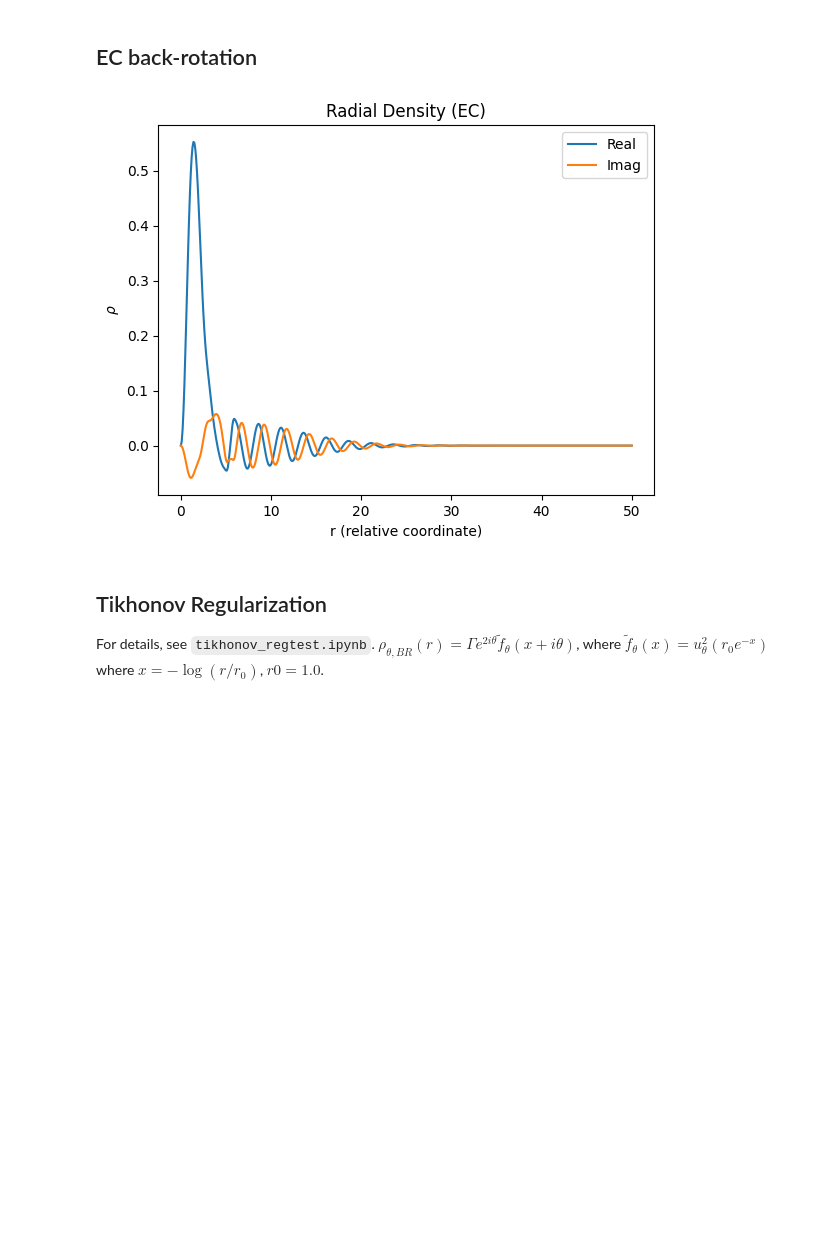
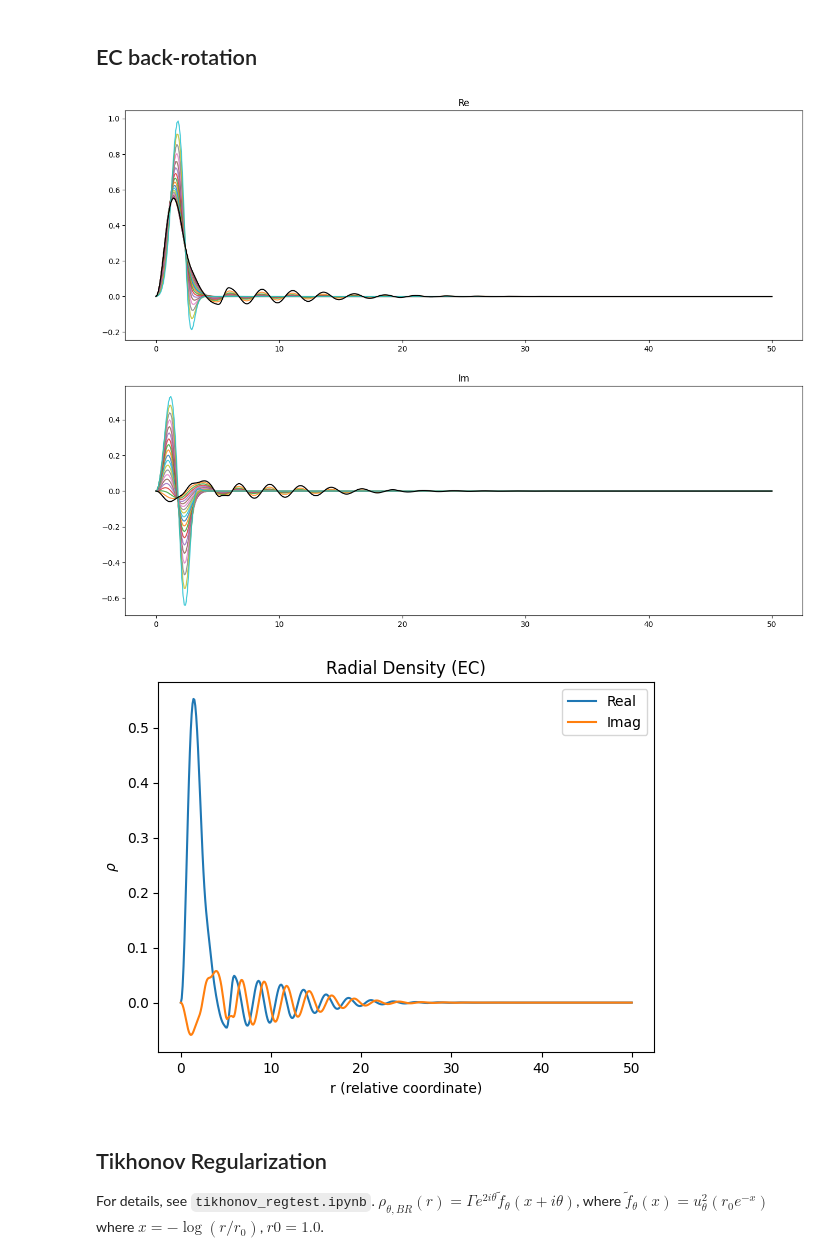
Before and after one commit to KSHobbyProjs/koenig-ecbackrotation-project, a Jupyter notebook: density.ipynb, the cells around one changed output. Cells and saved outputs as stored; diff of their text form; code cells hidden in the pictures; blank space fills up the shorter version.

Commit message:
density and transitions

```diff
--- a/density.ipynb
+++ b/density.ipynb
@@ -21,9 +24,9 @@ phi = pi / 24                # rotation angle
 real_res = 1.606 - 1j*0.047  # expected value of resonance
 L = 50.0                     # system size
 
-save_plots = False           # save plots or not
+save_plots = True           # save plots or not
 
-gauss_s = lambda r: 2.0 * exp(-((r-3.0)/1.5)**2) # potentialTikhonov
+gauss_s = lambda r: 2.0 * exp(-((r-3.0)/1.5)**2) # potential
 # %%
 x_plot = np.linspace(0.0, L, 500)
 # %%
@@ -58,25 +61,56 @@ Even CS'd radial density depends on back-rotated resonance which blows up for la
 # %%
 # EC back-rotation
 phi_train = np.linspace(pi/24, pi/6, 50)
 
 test_EC = ECSystem(n, L, real_res, potential=gauss_s)
 test_EC.train(phi_train)
 test_EC.construct_basis()
 
 ec_density = test_EC.grab_wavefunc_from_prediction(0.0, x_plot)**2
+
+# a visualization to show that the radial density isn't correct just because
+# EC produces something that barely changes in phi.
+# in `default_rr_backrotation.ipynb`, we compute (psi_theta | r^2 | psi_theta),
+# where r^2 is unrotated, and this supports this: the expectation value changes
+# rapidly until it converges the on the correct value at theta=0
+# interestingly, once the angle is past the resonance pole angle, decreasing theta
+# towards zero causes the wavefunction to shrink down to the correct value.
+# I'd expect the wavefunction to grow as we approach theta=0 (tending towards
+# divergence despite never being able to get there).
+temp_phi_range = np.linspace(0.0, pi/6, 20)
+fig, (ax1, ax2) = plt.subplots(2, 1, figsize=(16,12))
+for i, p in enumerate(temp_phi_range):
+    ec_density_temp = test_EC.grab_wavefunc_from_prediction(p, x_plot)**2
+    color = 'black' if i == 0 else f'C{i}'
+    alpha = 1.0 if i == 0 else .8
+    zorder = 800 if i == 0 else i
+    ax1.plot(x_plot, np.real(ec_density_temp), alpha=alpha, zorder=zorder, color=color)#, label=f'{p}')
+    ax2.plot(x_plot, np.imag(ec_density_temp), alpha=alpha, zorder=zorder, color=color)
+ax1.set_title("Re")
+ax2.set_title("Im")
+handles, labels = ax1.get_legend_handles_labels()
+#fig.legend(handles=handles, labels=labels,
+#           loc='upper right',
+#           bbox_to_anchor=(1.15, 0.98),
+#           fontsize=5,
+#           frameon=False
+#          )
+
+plt.show()
 
 fig, ax = plt.subplots()
 ax.plot(x_plot, np.real(ec_density), label='Real')
 ax.plot(x_plot, np.imag(ec_density), label='Imag')
 ax.set_xlabel("r (relative coordinate)")
 ax.set_ylabel(r"$\rho$")
 ax.set_title(r"Radial Density (EC)")
 ax.legend()
 if save_plots:
     plt.savefig(f"./plots/ec_radial_density.png")
 plt.show()
 # %% [output]
-[figure, old version]
+[figure, new version]
+[figure, added]
 # %% [markdown]
 ## Tikhonov Regularization
 For details, see `tikhonov_regtest.ipynb`. $\rho_{\theta,BR}(r) = \Gamma e^{2i\theta} \tilde{f}_\theta(x+i\theta)$, where $\tilde{f}_\theta(x) = u^2_\theta(r_0 e^{-x})$ where $x=-\log(r/r_0)$, $r0=1.0$.
```
Also changed, not shown: parts of 3 cells of this notebook, 15 other files.
